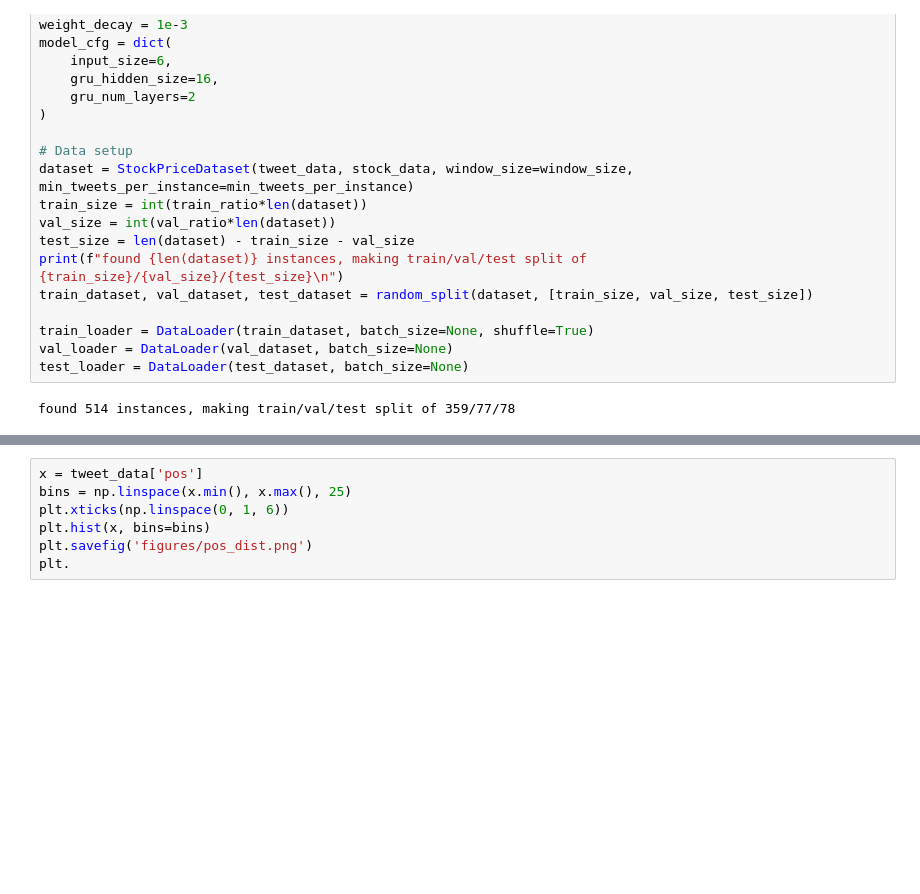
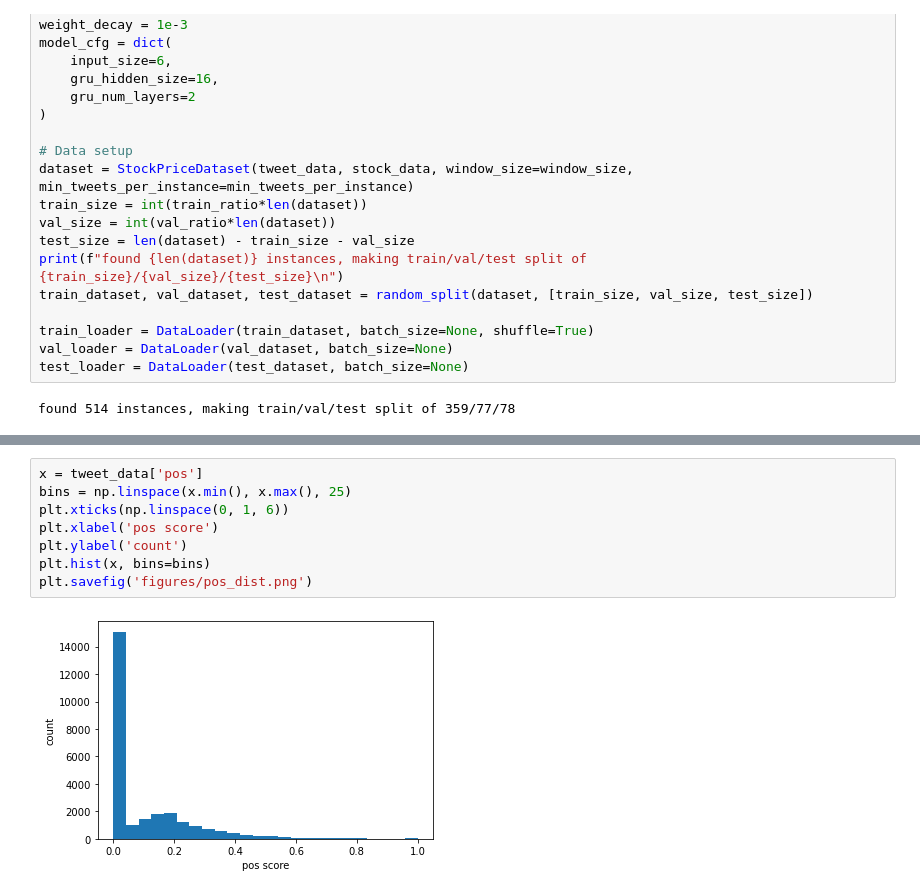
Before and after one commit to fagan2888/nlp-final-project, a Jupyter notebook: playground.ipynb, the cells around one changed output, grey strips where cells are left out. Saved outputs shown, nothing was run; the diff lists cells and outputs as text; blank space fills up the shorter version.

```diff
--- a/playground.ipynb
+++ b/playground.ipynb
@@ -74,10 +90,13 @@ plt.savefig('figures/compound_dist.png')
 # %%
 x = tweet_data['pos']
 bins = np.linspace(x.min(), x.max(), 25)
 plt.xticks(np.linspace(0, 1, 6))
+plt.xlabel('pos score')
+plt.ylabel('count')
 plt.hist(x, bins=bins)
 plt.savefig('figures/pos_dist.png')
-plt.
+# %% [output]
+[figure, added]
 # %%
 x = tweet_data['neg']
 bins = np.linspace(x.min(), x.max(), 25)
```
Also changed, not shown: parts of 6 cells of this notebook, 12 other files.
